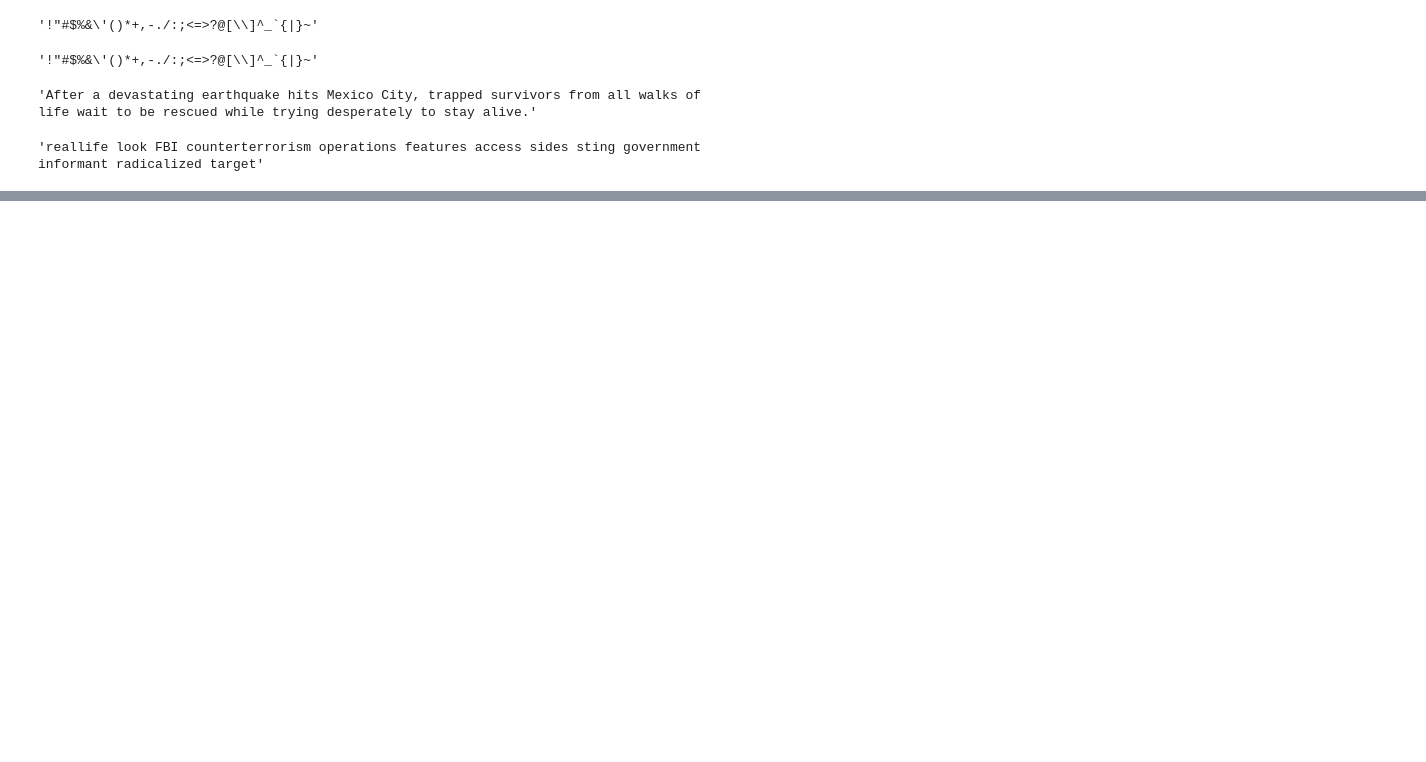
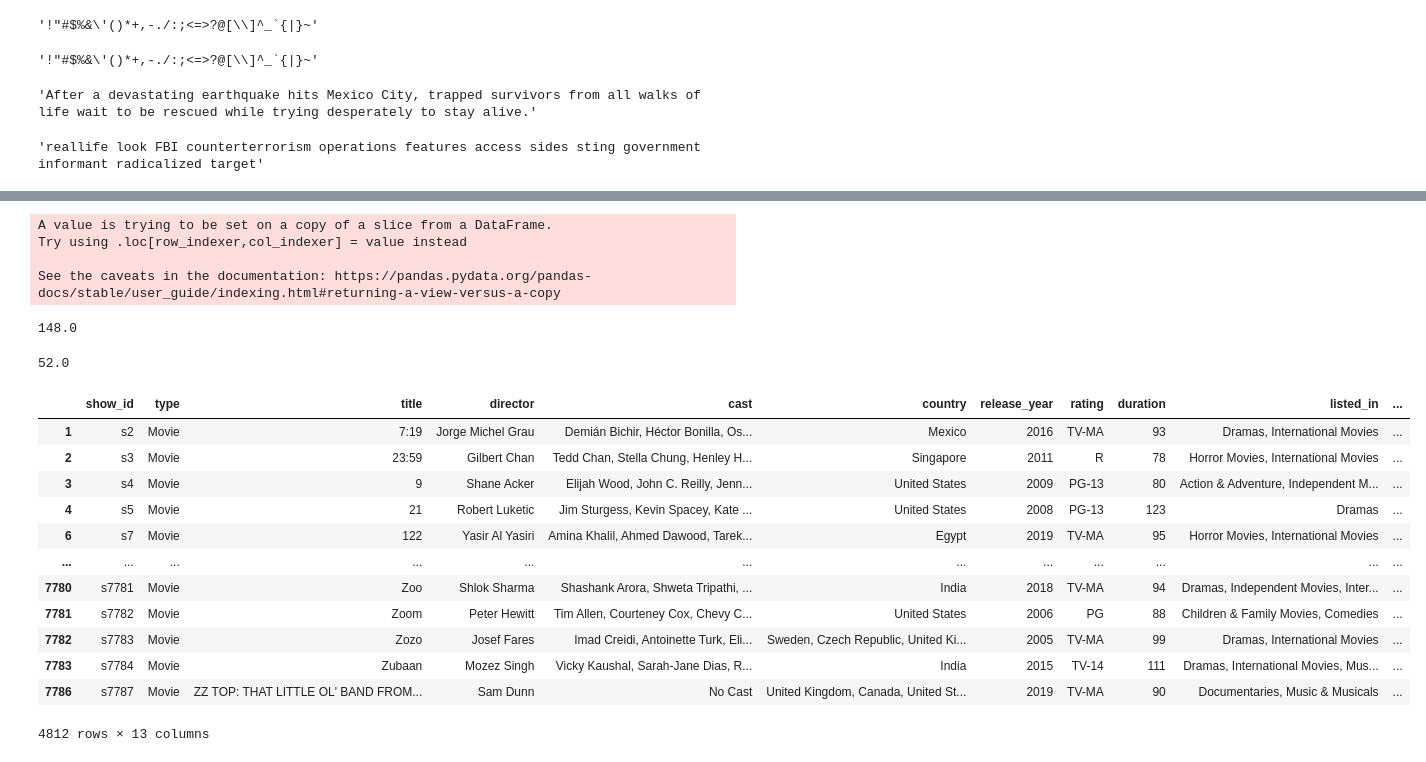
Before and after one commit to prav87654/Clustering-Model--Netflix-TV-shows-and-Movies, a Jupyter notebook: Praveen_S__Clustering_Model.ipynb, the cells around one changed output, grey strips where cells are left out. Cells and saved outputs as stored; diff of their text form; code cells hidden in the pictures; blank space fills up the shorter version.

```diff
--- a/Praveen_S__Clustering_Model.ipynb
+++ b/Praveen_S__Clustering_Model.ipynb
@@ -528,0 +591,37 @@ plt.show()
+# %%
+#Changing the data to integer type
+Movie_df['duration']=Movie_df['duration'].astype(int)
+# %% [output]
+A value is trying to be set on a copy of a slice from a DataFrame.
+Try using .loc[row_indexer,col_indexer] = value instead
+
+See the caveats in the documentation: https://pandas.pydata.org/pandas-docs/stable/user_guide/indexing.html#returning-a-view-versus-a-copy
+# %%
+#Defining a max quantile range for movie duration
+max_threshold= Movie_df['duration'].quantile(0.95)
+max_threshold
+# %% [output]
+148.0
+# %%
+##Defining a min quantile range for movie duration
+min_threshold= Movie_df['duration'].quantile(0.05)
+min_threshold
+# %% [output]
+52.0
+# %%
+Movies_df=Movie_df[(Movie_df['duration']<max_threshold)&(Movie_df['duration']>min_threshold)]
+Movies_df
+# %% [output]
+|  | show_id | type | title | director | cast | country | release_year | rating | duration | listed_in | ... |
+| 1 | s2 | Movie | 7:19 | Jorge Michel Grau | Demián Bichir, Héctor Bonilla, Os... | Mexico | 2016 | TV-MA | 93 | Dramas, International Movies | ... |
+| 2 | s3 | Movie | 23:59 | Gilbert Chan | Tedd Chan, Stella Chung, Henley H... | Singapore | 2011 | R | 78 | Horror Movies, International Movies | ... |
+| 3 | s4 | Movie | 9 | Shane Acker | Elijah Wood, John C. Reilly, Jenn... | United States | 2009 | PG-13 | 80 | Action & Adventure, Independent M... | ... |
+| 4 | s5 | Movie | 21 | Robert Luketic | Jim Sturgess, Kevin Spacey, Kate ... | United States | 2008 | PG-13 | 123 | Dramas | ... |
+| 6 | s7 | Movie | 122 | Yasir Al Yasiri | Amina Khalil, Ahmed Dawood, Tarek... | Egypt | 2019 | TV-MA | 95 | Horror Movies, International Movies | ... |
+| ... | ... | ... | ... | ... | ... | ... | ... | ... | ... | ... | ... |
+| 7780 | s7781 | Movie | Zoo | Shlok Sharma | Shashank Arora, Shweta Tripathi, ... | India | 2018 | TV-MA | 94 | Dramas, Independent Movies, Inter... | ... |
+| 7781 | s7782 | Movie | Zoom | Peter Hewitt | Tim Allen, Courteney Cox, Chevy C... | United States | 2006 | PG | 88 | Children & Family Movies, Comedies | ... |
+| 7782 | s7783 | Movie | Zozo | Josef Fares | Imad Creidi, Antoinette Turk, Eli... | Sweden, Czech Republic, United Ki... | 2005 | TV-MA | 99 | Dramas, International Movies | ... |
+| 7783 | s7784 | Movie | Zubaan | Mozez Singh | Vicky Kaushal, Sarah-Jane Dias, R... | India | 2015 | TV-14 | 111 | Dramas, International Movies, Mus... | ... |
+| 7786 | s7787 | Movie | ZZ TOP: THAT LITTLE OL' BAND FROM... | Sam Dunn | No Cast | United Kingdom, Canada, United St... | 2019 | TV-MA | 90 | Documentaries, Music & Musicals | ... |
+4812 rows × 13 columns
```
Also changed, not shown: parts of 11 cells of this notebook.
